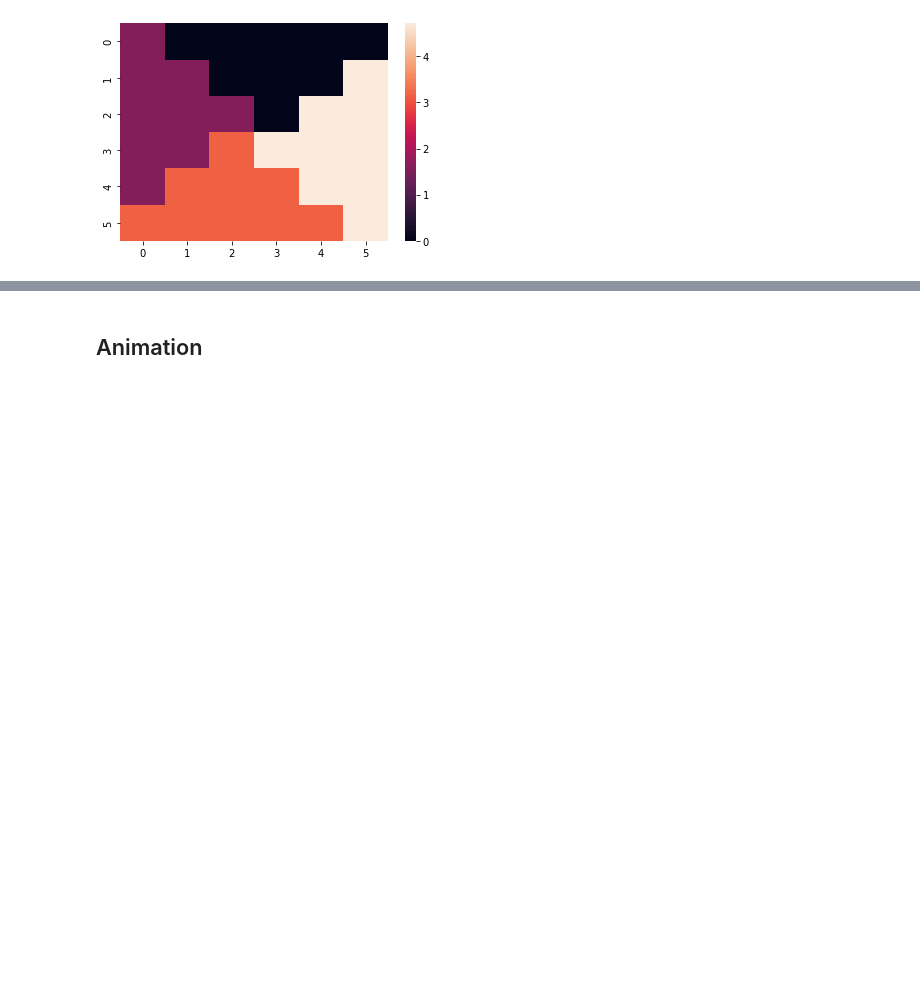
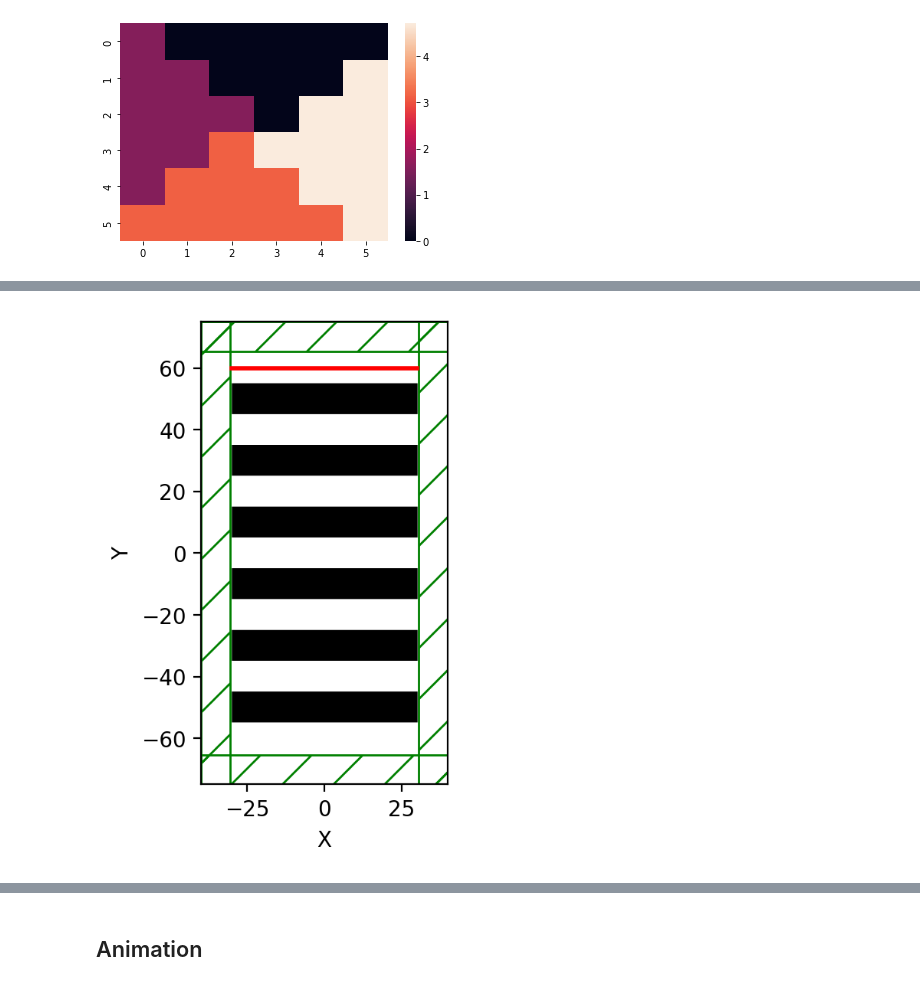
Before and after one commit to tornikeo/fe_vortex_optic_gates, a Jupyter notebook: simulation.ipynb, the cells around one changed output, grey strips where cells are left out. Drawn from its saved outputs; the diff is of its cells as text; code cells hidden in the pictures; blank space fills up the shorter version.

```diff
--- a/simulation.ipynb
+++ b/simulation.ipynb
@@ -178,18 +162,57 @@ for i in range(2):
 # %%
+bl = mp.Block(
+    size=size,
+    center=center,
+    material=eps_function
+)
+
+geometry = []
+z = None
 def make_eps_function_at(center, size):
     bins = np.linspace([-size.x/2,-size.y/2],[+size.x/2, +size.y/2],7)
     def eps_function(p):
-        p =  p - center
-        x,y = p.x,p.y
+        # global z
+        # z = p,center
+        x,y = p.x - center.x, p.y - center.y
         x = np.digitize(x,bins[:,0],right=False)
         y = np.digitize(y,bins[:,1],right=False)
         x = np.clip(x, 1, 6) - 1
         y = np.clip(y, 1, 6) - 1
-
-        # eps_1 = vortex_rads[x,y] * 180 / pi
-        eps_1 = 1 + 10 * np.sin(vortex_rads[x,y]) ** 2 # first eps (for Ex)
-        # eps_3 = vortex_rads[x,y] * 180 / pi
-        eps_3 = 1 + 20 * np.cos(vortex_rads[x,y]) ** 2 # middle eps (for Ey)
+        eps_1 = 1 + k_0 * np.sin(vortex_rads[x,y]) ** 2 # first eps (for Ex)
+        eps_3 = 1 + k_0 * np.cos(vortex_rads[x,y]) ** 2 # middle eps (for Ey)
         eps_4 = 1 # last eps (For Ez)
         return mp.Medium(epsilon_diag=(eps_1, eps_3, eps_4))
     return eps_function
+
+for row in range(6):
+    for col in range(6):
+        size = mp.Vector3(10,10,0)
+        center = mp.Vector3(
+            D + h/2 + col * h - W / 2, D + h*1.5 +  2*h*row - H/2, 0
+        )
+        bl = mp.Block(
+            size=size,
+            center=center,
+            # material=eps_function,
+            material=make_eps_function_at(center, size)
+        )
+        geometry.append(bl)
+
+pml_layers = [mp.PML(pml_size)]
+sim = mp.Simulation(
+    cell_size=cell,
+    boundary_layers=pml_layers,
+    geometry=geometry,
+    geometry_center=mp.Vector3(0,0,0),
+    sources=sources,
+    resolution=resolution,
+    Courant=courant,
+    eps_averaging=True,
+)
+# sim.run(until=1)
+
+plt.figure(dpi=200)
+plt.subplot(121)
+sim.plot2D()
+plt.show()
+# %% [output]
@@ -195,0 +220 @@ def make_eps_function_at(center, size):
+[figure, added]
```
Also changed, not shown: parts of 21 cells of this notebook, 1 other file.
